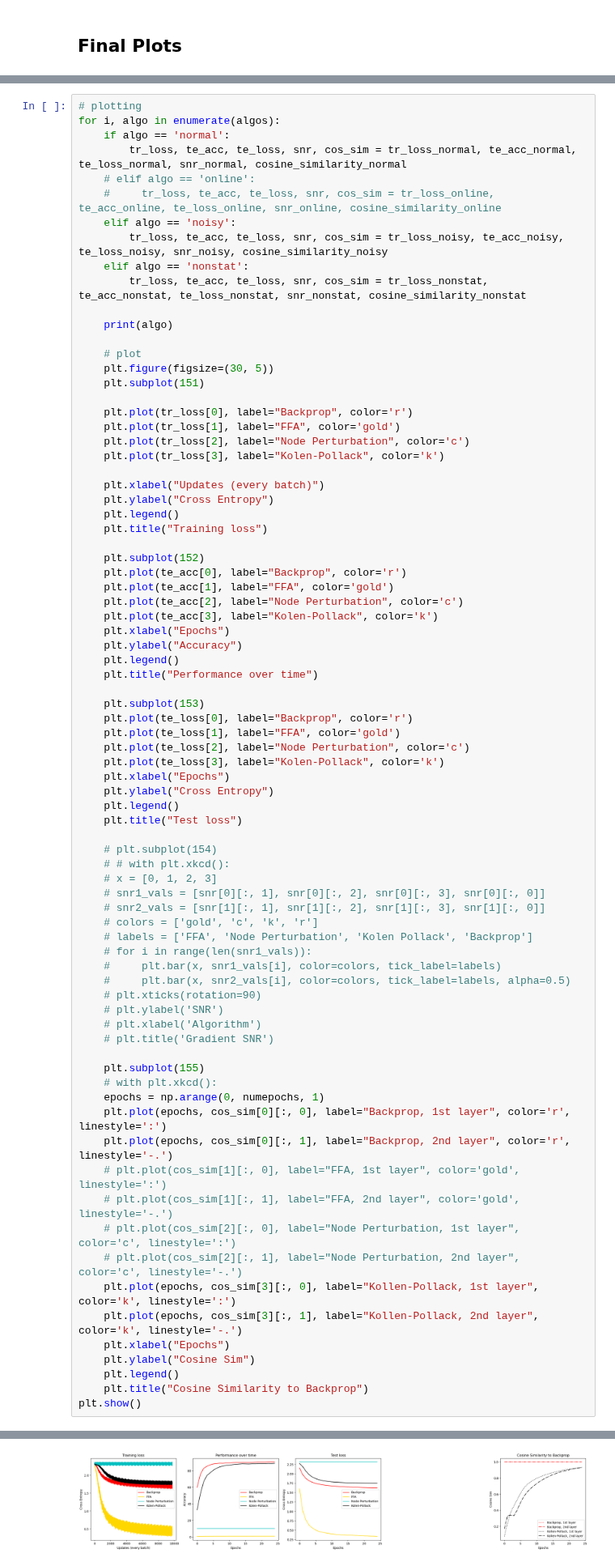
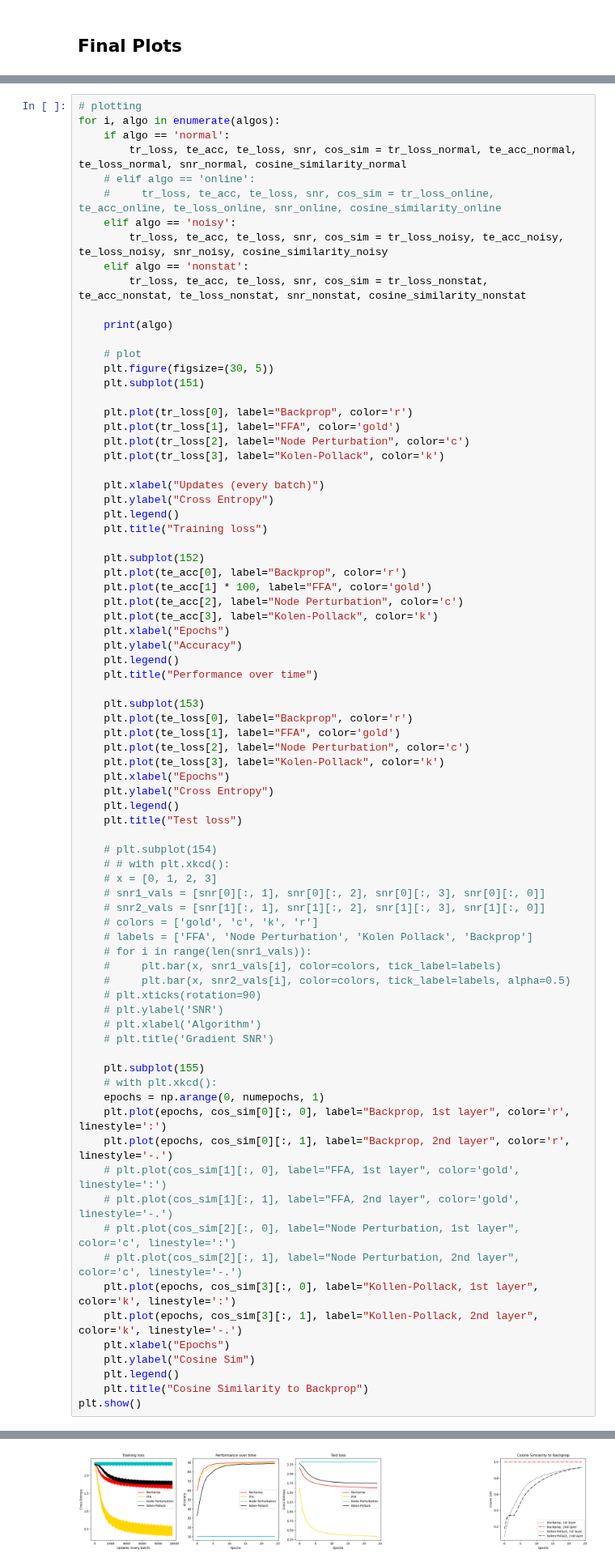
Before and after one commit to mwassermann/NMA-Microlearning-Project, a Jupyter notebook: Greens_restructured.ipynb, the cells around one changed output, grey strips where cells are left out. Shown at 81% size. Drawn from its saved outputs; the diff is of its cells as text.

```diff
--- a/Greens_restructured.ipynb
+++ b/Greens_restructured.ipynb
@@ -558,7 +561,7 @@ for i, algo in enumerate(algos):
 
     plt.subplot(152)
     plt.plot(te_acc[0], label="Backprop", color='r')
-    plt.plot(te_acc[1], label="FFA", color='gold')
+    plt.plot(te_acc[1] * 100, label="FFA", color='gold')
     plt.plot(te_acc[2], label="Node Perturbation", color='c')
     plt.plot(te_acc[3], label="Kolen-Pollack", color='k')
     plt.xlabel("Epochs")
@@ -615 +618 @@ nonstat
-[figure, old version]
+[figure, new version]
```
Also changed, not shown: parts of 3 cells of this notebook.
